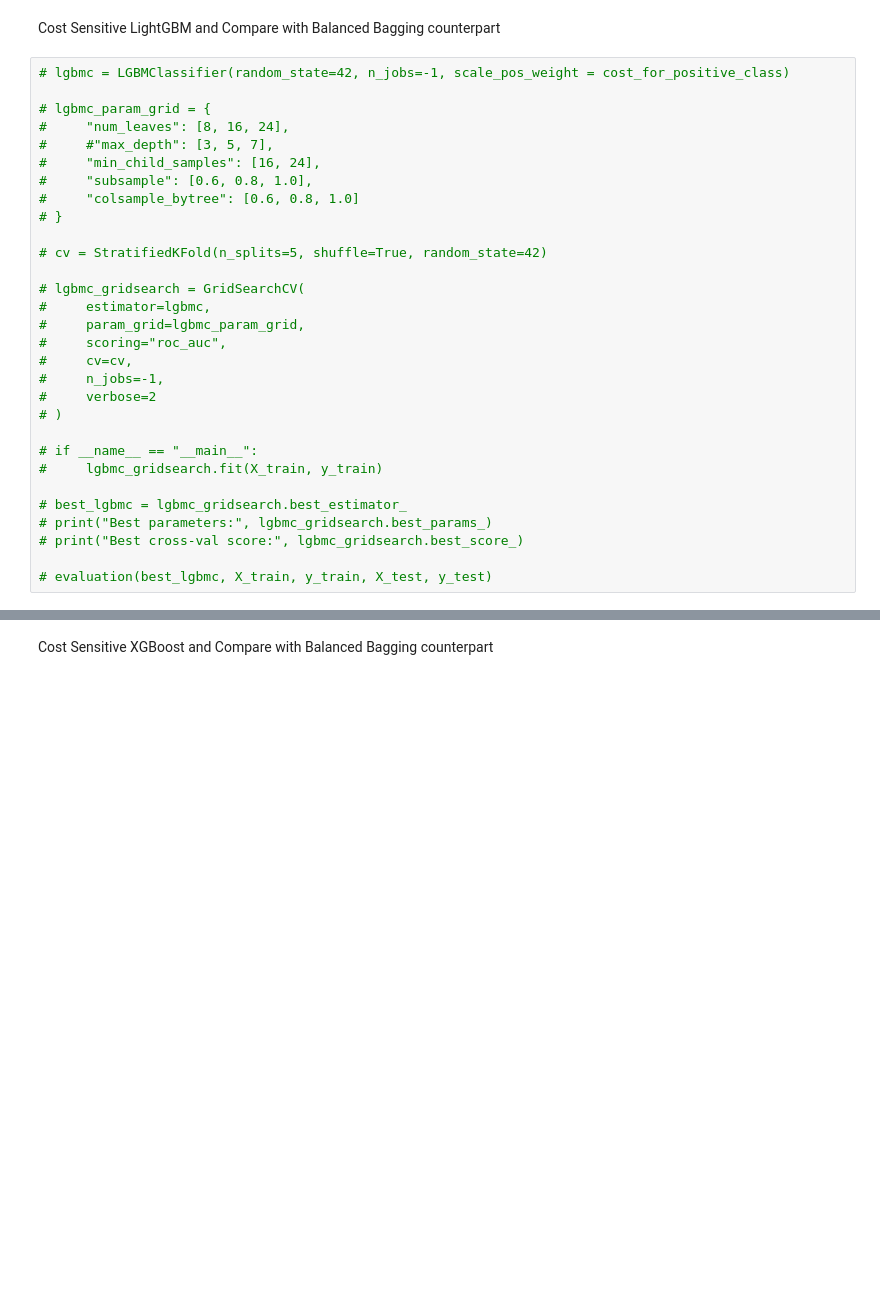
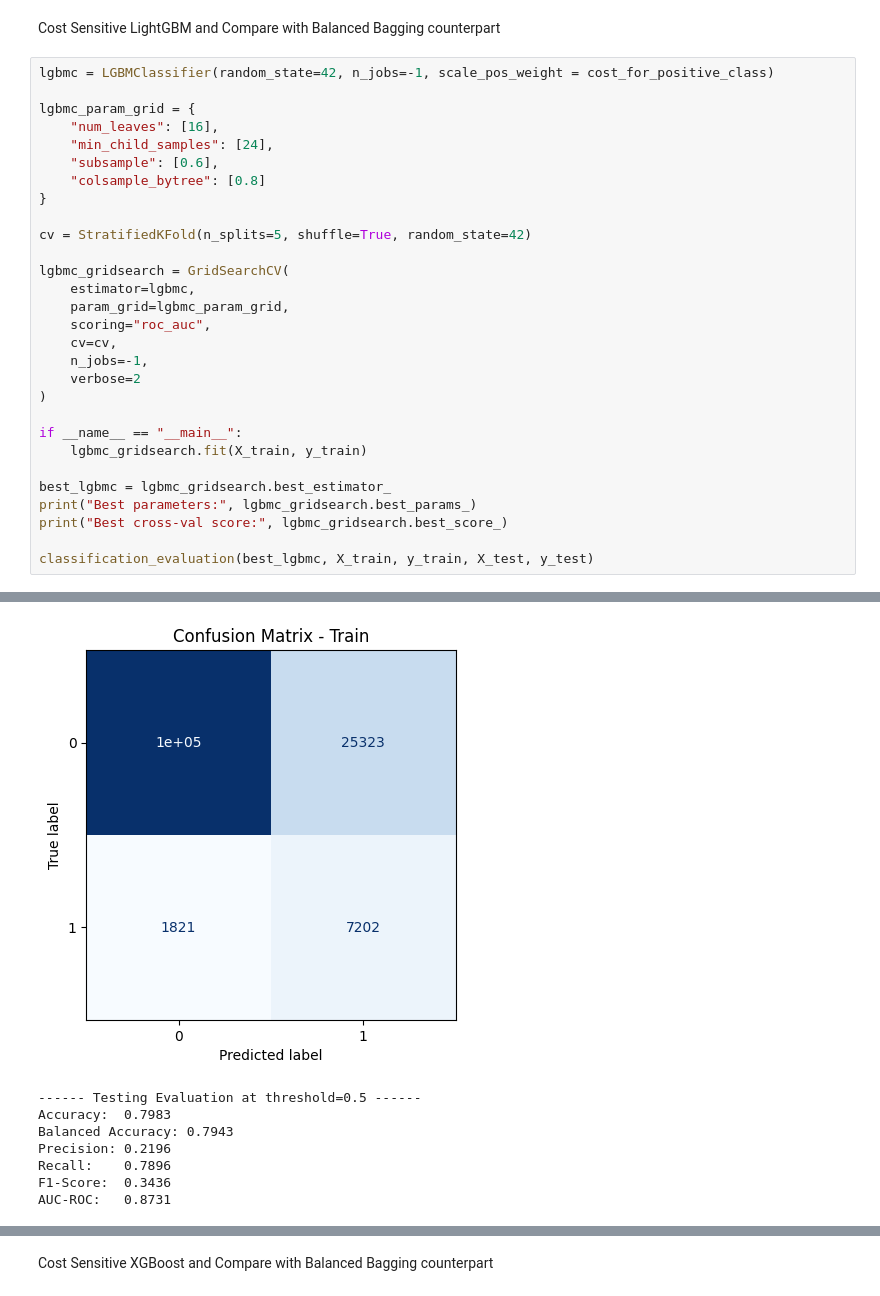
Before and after one commit to pratimbaidya/credit_risk_prediction, a Jupyter notebook: main_notebook.ipynb, the cells around one changed output, grey strips where cells are left out. Drawn from its saved outputs; the diff is of its cells as text; blank space fills up the shorter version.

```diff
--- a/main_notebook.ipynb
+++ b/main_notebook.ipynb
@@ -757,32 +804,32 @@ Cost Sensitive Random Forest and Compare with Balanced Bagging counterpart
 # %% [markdown]
 Cost Sensitive LightGBM and Compare with Balanced Bagging counterpart
 # %%
-# lgbmc = LGBMClassifier(random_state=42, n_jobs=-1, scale_pos_weight = cost_for_positive_class)
+lgbmc = LGBMClassifier(random_state=42, n_jobs=-1, scale_pos_weight = cost_for_positive_class)
 
-# lgbmc_param_grid = {
-#     "num_leaves": [8, 16, 24],
-#     #"max_depth": [3, 5, 7],
-#     "min_child_samples": [16, 24],
-#     "subsample": [0.6, 0.8, 1.0],
-#     "colsample_bytree": [0.6, 0.8, 1.0]
-# }
+lgbmc_param_grid = {
+    "num_leaves": [16],
+    "min_child_samples": [24],
+    "subsample": [0.6],
+    "colsample_bytree": [0.8]
+}
 
-# cv = StratifiedKFold(n_splits=5, shuffle=True, random_state=42)
+cv = StratifiedKFold(n_splits=5, shuffle=True, random_state=42)
 
-# lgbmc_gridsearch = GridSearchCV(
-#     estimator=lgbmc,
-#     param_grid=lgbmc_param_grid,
-#     scoring="roc_auc",
-#     cv=cv,
-#     n_jobs=-1,
-#     verbose=2
-# )
+lgbmc_gridsearch = GridSearchCV(
+    estimator=lgbmc,
+    param_grid=lgbmc_param_grid,
+    scoring="roc_auc",
+    cv=cv,
+    n_jobs=-1,
+    verbose=2
+)
 
-# if __name__ == "__main__":
-#     lgbmc_gridsearch.fit(X_train, y_train)
+if __name__ == "__main__":
+    lgbmc_gridsearch.fit(X_train, y_train)
 
-# best_lgbmc = lgbmc_gridsearch.best_estimator_
-# print("Best parameters:", lgbmc_gridsearch.best_params_)
-# print("Best cross-val score:", lgbmc_gridsearch.best_score_)
+best_lgbmc = lgbmc_gridsearch.best_estimator_
+print("Best parameters:", lgbmc_gridsearch.best_params_)
+print("Best cross-val score:", lgbmc_gridsearch.best_score_)
 
-# evaluation(best_lgbmc, X_train, y_train, X_test, y_test)
+classification_evaluation(best_lgbmc, X_train, y_train, X_test, y_test)
+# %% [output]
@@ -788,0 +853,8 @@ Cost Sensitive LightGBM and Compare with Balanced Bagging counterpart
+[figure, added]
+------ Testing Evaluation at threshold=0.5 ------
+Accuracy:  0.7983
+Balanced Accuracy: 0.7943
+Precision: 0.2196
+Recall:    0.7896
+F1-Score:  0.3436
+AUC-ROC:   0.8731
```
Also changed, not shown: parts of 16 cells of this notebook, 7 other files.
